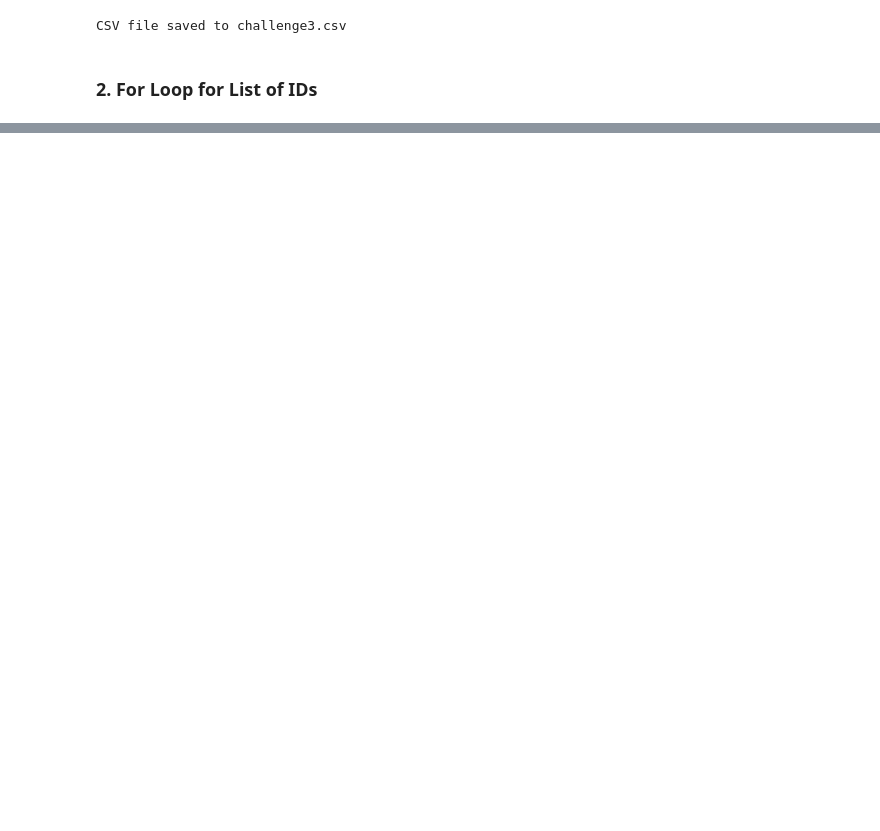
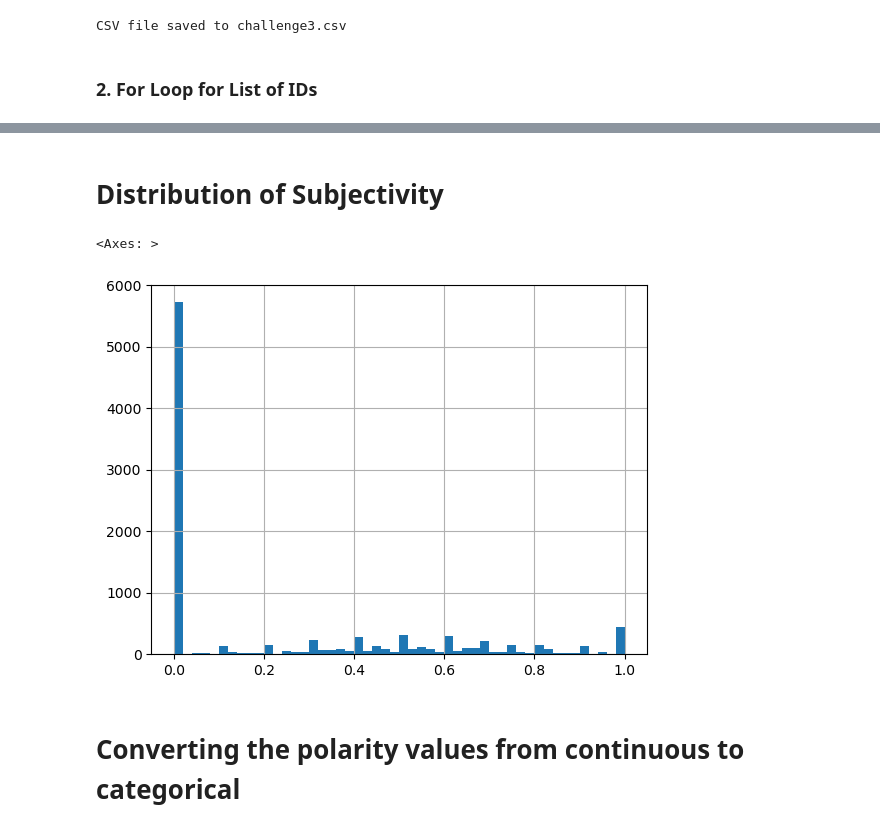
Before and after one commit to Jolmed26/Programacion_2, a Jupyter notebook: Challenges/Challenge_3/Challenge_3_NLP.ipynb, the cells around one changed output, grey strips where cells are left out. Drawn from its saved outputs; the diff is of its cells as text; code cells hidden in the pictures; blank space fills up the shorter version.

```diff
--- a/Challenges/Challenge_3/Challenge_3_NLP.ipynb
+++ b/Challenges/Challenge_3/Challenge_3_NLP.ipynb
@@ -228,0 +402,9 @@ df['video_id'].value_counts()
+# %% [markdown]
+# Distribution of Subjectivity
+# %%
+comm.subjectivity.hist(bins=50)
+# %% [output]
+<Axes: >
+[figure, added]
+# %% [markdown]
+# Converting the polarity values from continuous to categorical
```
Also changed, not shown: parts of 47 cells of this notebook.
